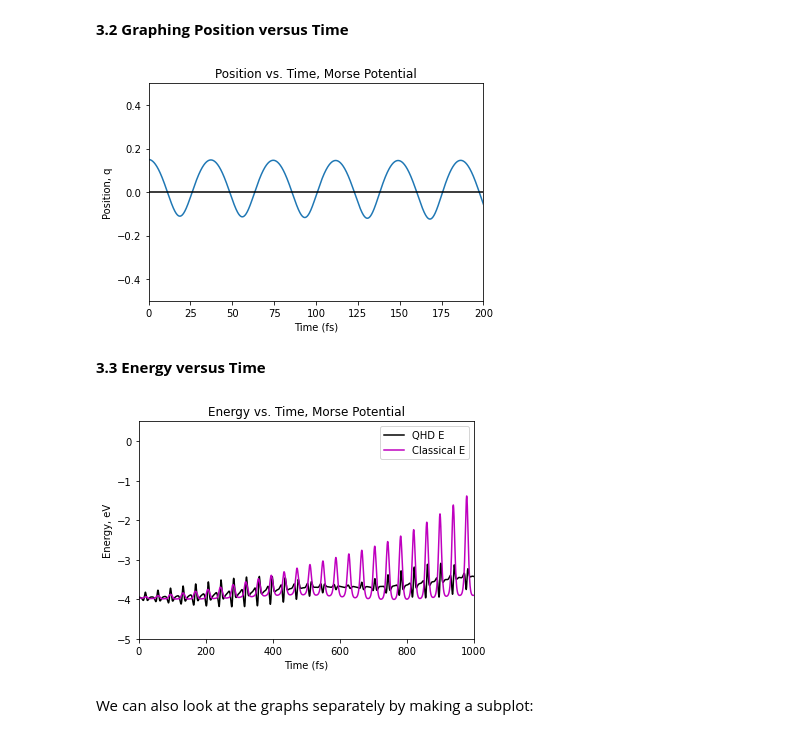
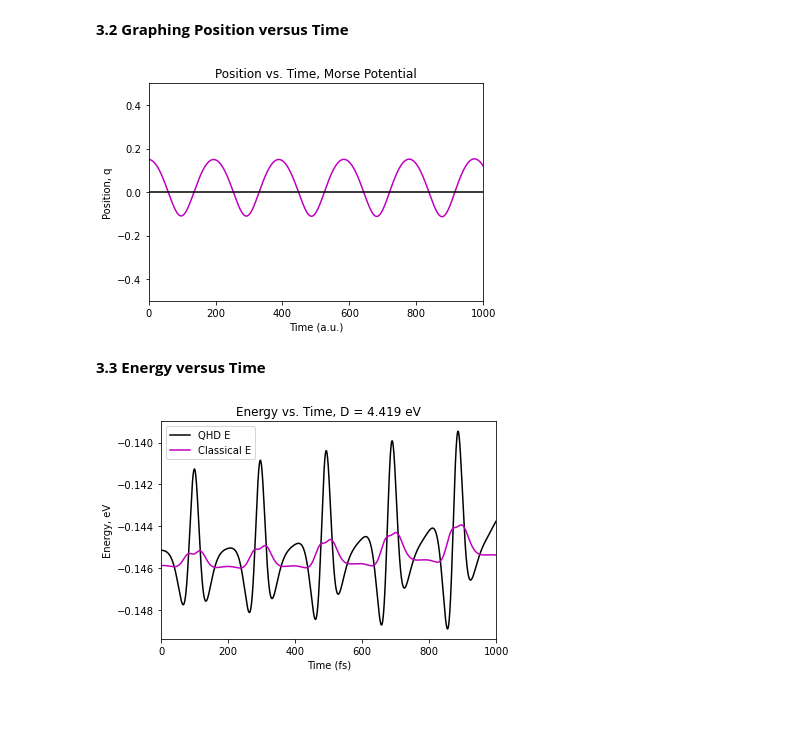
Before and after one commit to liz-stippell/Pysces, a Jupyter notebook: developments/QHD_Module_1_Morse_Potential.ipynb, the cells around one changed output. Cells and saved outputs as stored; diff of their text form; code cells hidden in the pictures; blank space fills up the shorter version.

Commit message:
new graphs, more organized modules 1 and 2 (module 3 needs tidying)

```diff
--- a/developments/QHD_Module_1_Morse_Potential.ipynb
+++ b/developments/QHD_Module_1_Morse_Potential.ipynb
@@ -90,6 +94,8 @@ We will now take the first and second derivatives of the original potential, and
 # %% [markdown]
 - The First Derivative:
 # %%
+x = Symbol("x")
+
 diff11 = diff1.replace(exp(-alpha*(q-q_0)), x).replace(exp(-2*alpha*(q-q_0)), x**2)
 
 diff11
@@ -203,5 +223,0 @@ t_f = 5000
-# %%
-q_list = [0]*int(t_f/dt)
-y_list = [0]*int(t_f/dt)
-y_list1 = [0]*int(t_f/dt)
-y_list2 = [0]*int(t_f/dt)
@@ -211,18 +229,16 @@ y_list2 = [0]*int(t_f/dt)
 import time
 begin = time.time()
 
+### Compute the x values ###
 
-### The x values: ###
-
-dt = 0.1
-t_i = 0.0
-t_f = 5000
+dt = 0.1 # step size
+t_i = 0.0 # start
+t_f = 1000 # finish
 
 ### Compute the y values ###
 
-pos = 0
+while t_i <= t_f:
 
-while t_i <= t_f:
     xp = eval((xp1))
 
     x2 = eval((x21))
@@ -246,15 +262,14 @@ while t_i <= t_f:
 
 #    Etot1 = Etot/Etot0
 
-#    y_list.append(Etot1)
+#    e_list0.append(Etot1)
 
-    y_list1[pos] = Etot #.append(Etot)
-    y_list2[pos] = Etot_cl #.append(Etot_cl)
+    e_list1.append(Etot)
+    e_list2.append(Etot_cl)
 
-    q_list[pos] = q #.append(q)
+    q_list.append(q)
 
     t_i = t_i + dt
-    pos += 1
 
 time.sleep(1)
 # store end time
@@ -307,33 +292,31 @@ x_list = np.arange(0, t_f, dt)
 # %% [markdown]
 **3.2 Graphing Position versus Time**
 # %%
-plt.plot(x_list, q_list)
-plt.plot([0, 500], [0, 0], "k-")
+plt.plot(x_list, q_list, 'm')
+plt.plot([0, 1000], [0, 0], "k")
 plt.title("Position vs. Time, Morse Potential")
-plt.xlim(0, 200)
-plt.xlabel("Time (fs)")
+plt.xlim(0, 1000)
+plt.xlabel("Time (a.u.)")
 plt.ylim(-0.5, 0.5)
 plt.ylabel("Position, q")
-plt.savefig('QHD_morse_qVt.png')
+plt.savefig('morse_qVt.png')
 plt.show()
 # %% [output]
-[figure, old version]
+[figure, new version]
 # %% [markdown]
 **3.3 Energy versus Time**
 # %%
-#plt.plot(x_list, y_list)
-plt.plot(x_list, y_list1, "k")
-plt.plot(x_list, y_list2, "m")
+#plt.plot(x_list, e_list)
+plt.plot(x_list, e_list1, "k")
+plt.plot(x_list, e_list2, "m")
 plt.legend(["QHD E", "Classical E"])
 #plt.plot([0, 500], [0, 0], "k-")
-plt.title("Energy vs. Time, Morse Potential")
+plt.title("Energy vs. Time, D = 4.419 eV")
 plt.xlim(0, 1000)
 plt.xlabel("Time (fs)")
-plt.ylim(-5, 0.5)
+#plt.ylim(-5, 0.5)
 plt.ylabel("Energy, eV")
 plt.savefig('morse_eVt.png')
 plt.show()
 # %% [output]
-[figure, old version]
+[figure, new version]
-# %% [markdown]
-We can also look at the graphs separately by making a subplot:
```
Also changed, not shown: parts of 18 cells of this notebook, 16 other files.
